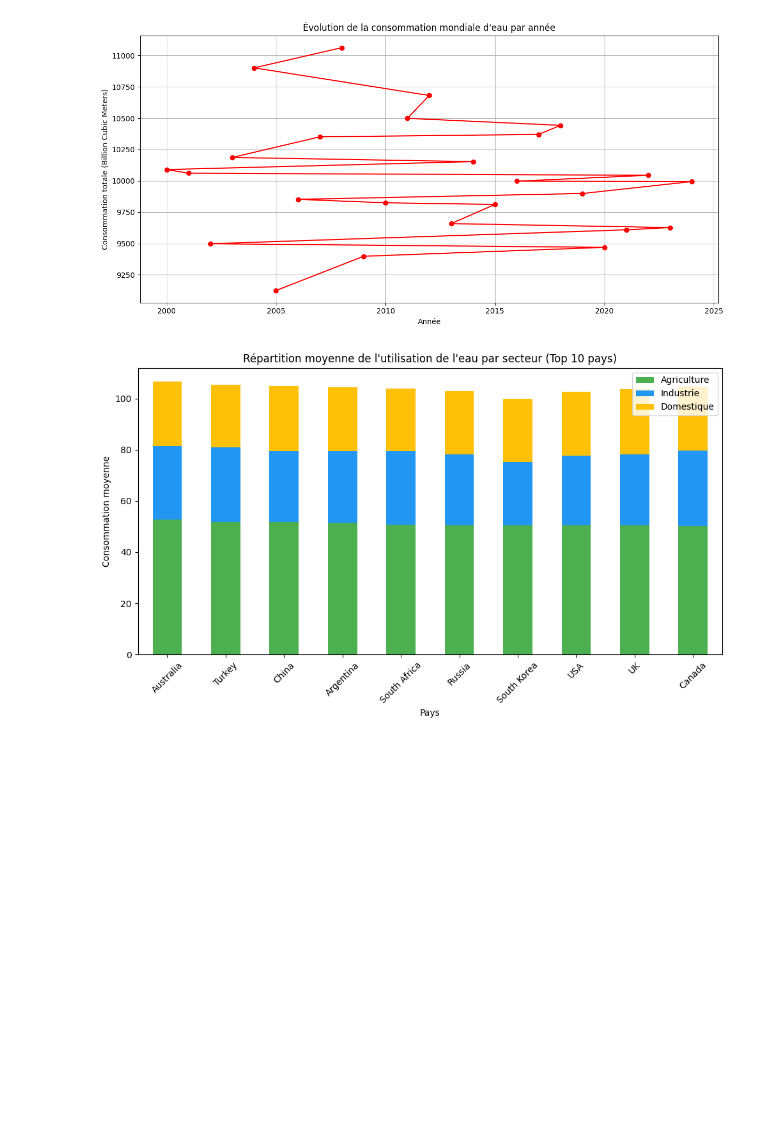
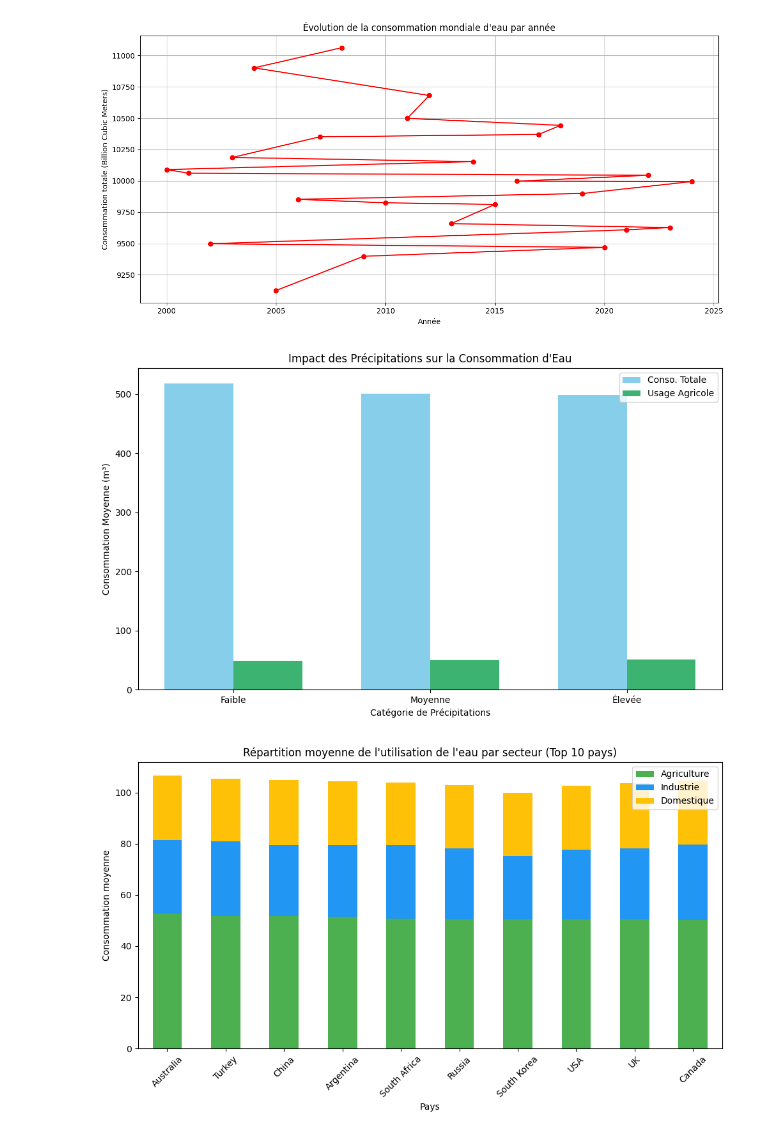
Before and after one commit to raniamaamer/Analyse-de-la-consommation-mondiale-d-eau, a Jupyter notebook: Analyse_consommation_d'eau.ipynb, the cells around one changed output. Saved outputs shown, nothing was run; the diff lists cells and outputs as text; code cells hidden in the pictures; blank space fills up the shorter version.

```diff
--- a/Analyse_consommation_d'eau.ipynb
+++ b/Analyse_consommation_d'eau.ipynb
@@ -249,6 +250,7 @@ Répartition moyenne de l'utilisation de l'eau par secteur :
 top5_pd = top5_countries.toPandas()
 avg_per_capita_pd = avg_per_capita.limit(10).toPandas()
 yearly_consumption_pd = yearly_consumption.toPandas()
+rainfall_pd = rainfall_impact.toPandas()
 sector_distribution_pd = sector_distribution.limit(10).toPandas()
 # %%
 # Visualisation 1: Top 5 pays consommation totale
@@ -287,6 +289,23 @@ plt.tight_layout()
 plt.show()
 # %% [output]
 [figure]
+# %%
+x = np.arange(len(rainfall_pd['Rainfall_Category']))  # Position sur l'axe x
+width = 0.35  # Largeur des barres
+plt.figure(figsize=(10, 6))
+plt.bar(x - width/2, rainfall_pd['Avg_Consumption'], width, label='Conso. Totale', color='skyblue')
+plt.bar(x + width/2, rainfall_pd['Avg_Agri_Use'], width, label='Usage Agricole', color='mediumseagreen')
+
+# Ajout des labels
+plt.xlabel('Catégorie de Précipitations')
+plt.ylabel('Consommation Moyenne (m³)')
+plt.title('Impact des Précipitations sur la Consommation d\'Eau')
+plt.xticks(x, rainfall_pd['Rainfall_Category'])
+plt.legend()
+plt.tight_layout()
+plt.show()
+# %% [output]
+[figure, added]
 # %%
 # Affichage sous forme de barres empilées
 sector_distribution_pd.set_index('Country')[['Avg_Agriculture', 'Avg_Industry', 'Avg_Domestic']].plot(
```
Also changed, not shown: parts of 1 cell of this notebook.
